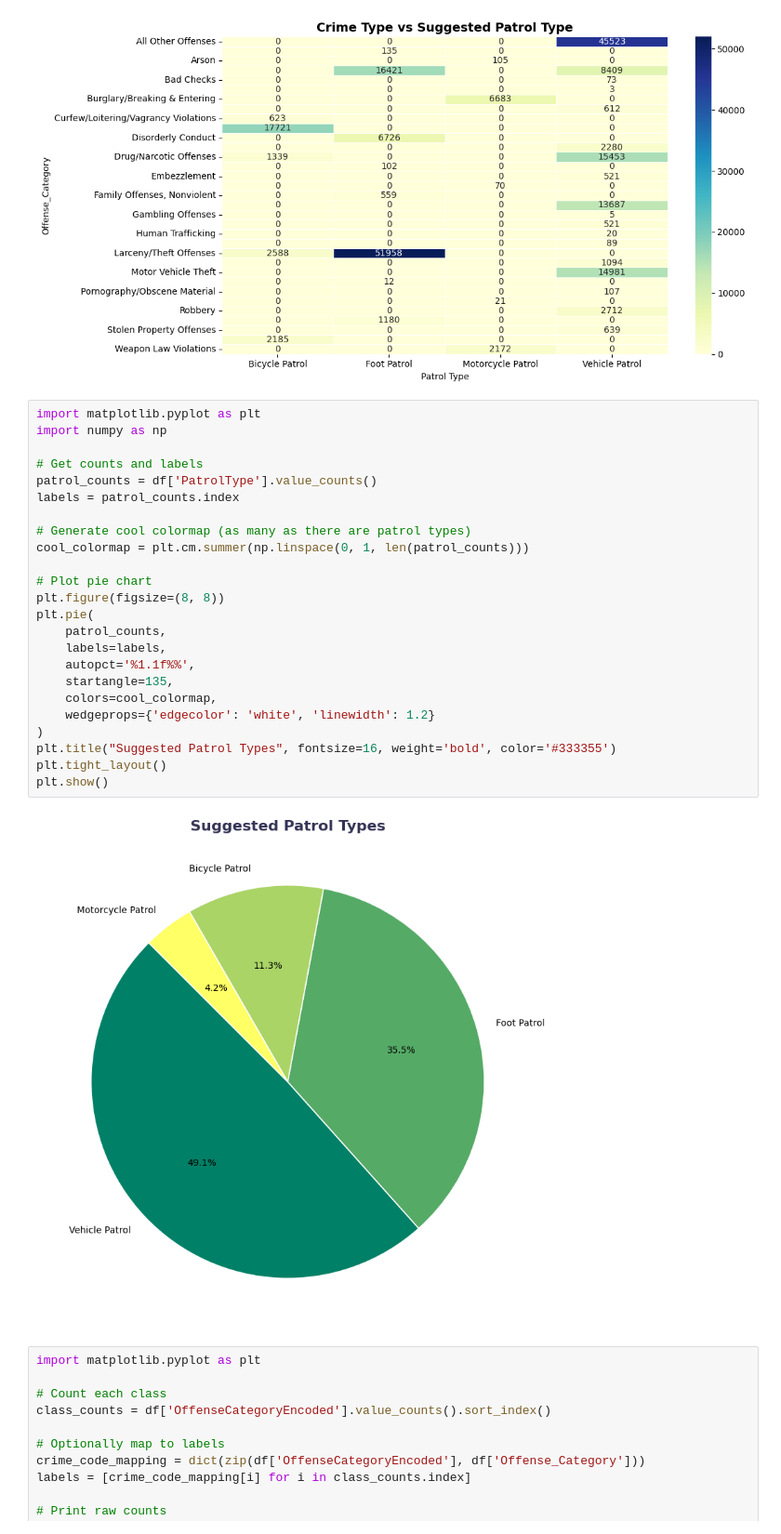
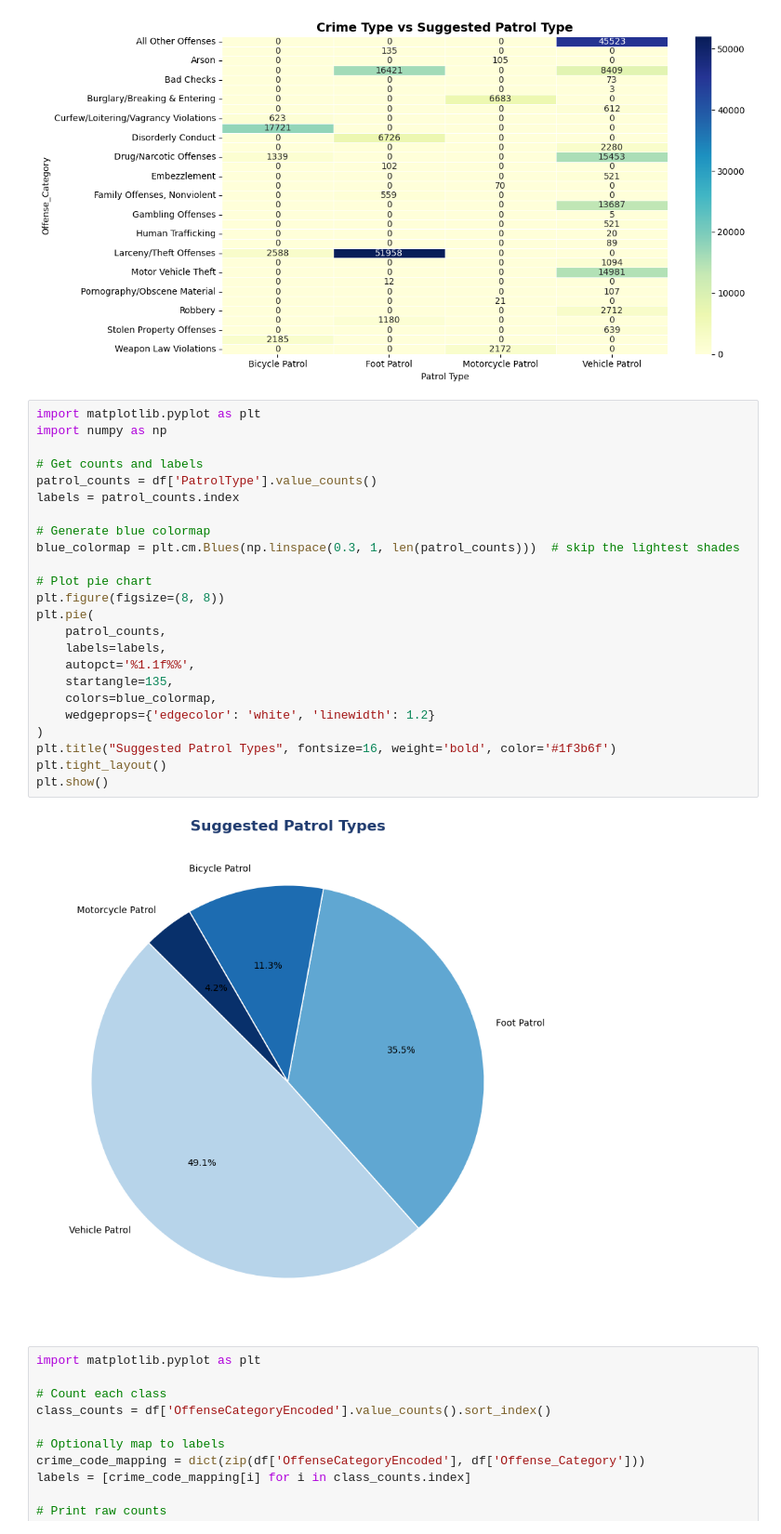
Before and after one commit to ShreyaChivilkar/ATLSHIELD, a Jupyter notebook: EDA.ipynb, the cells around one changed output. Shown at 93% size. Drawn from its saved outputs; the diff is of its cells as text.

```diff
--- a/EDA.ipynb
+++ b/EDA.ipynb
@@ -688,29 +688,29 @@ plt.show()
 # %%
 import matplotlib.pyplot as plt
 import numpy as np
 
 # Get counts and labels
 patrol_counts = df['PatrolType'].value_counts()
 labels = patrol_counts.index
 
-# Generate cool colormap (as many as there are patrol types)
-cool_colormap = plt.cm.summer(np.linspace(0, 1, len(patrol_counts)))
+# Generate blue colormap
+blue_colormap = plt.cm.Blues(np.linspace(0.3, 1, len(patrol_counts)))  # skip the lightest shades
 
 # Plot pie chart
 plt.figure(figsize=(8, 8))
 plt.pie(
     patrol_counts,
     labels=labels,
     autopct='%1.1f%%',
     startangle=135,
-    colors=cool_colormap,
+    colors=blue_colormap,
     wedgeprops={'edgecolor': 'white', 'linewidth': 1.2}
 )
-plt.title("Suggested Patrol Types", fontsize=16, weight='bold', color='#333355')
+plt.title("Suggested Patrol Types", fontsize=16, weight='bold', color='#1f3b6f')
 plt.tight_layout()
 plt.show()
 # %% [output]
-[figure, old version]
+[figure, new version]
 # %%
 import matplotlib.pyplot as plt
 
```
Also changed, not shown: parts of 1 cell of this notebook.
